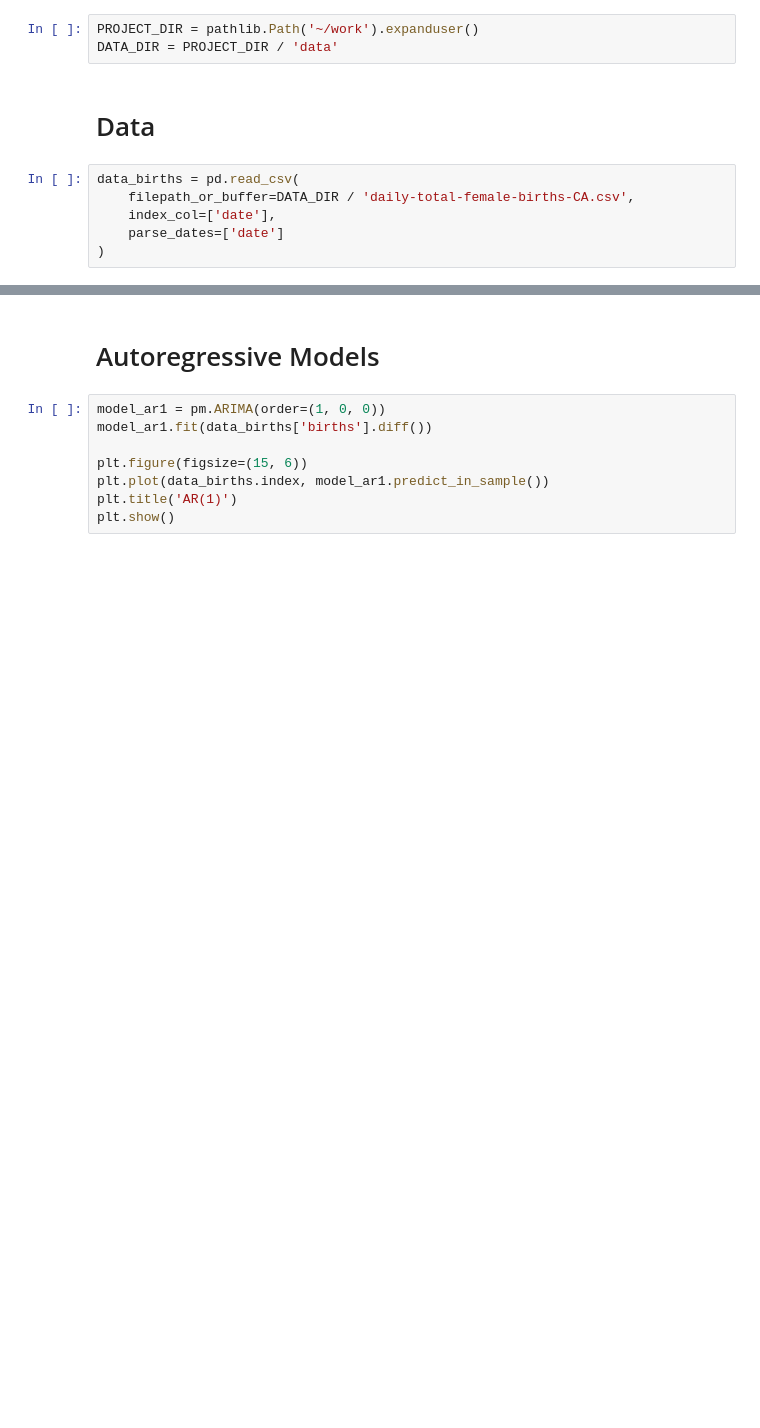
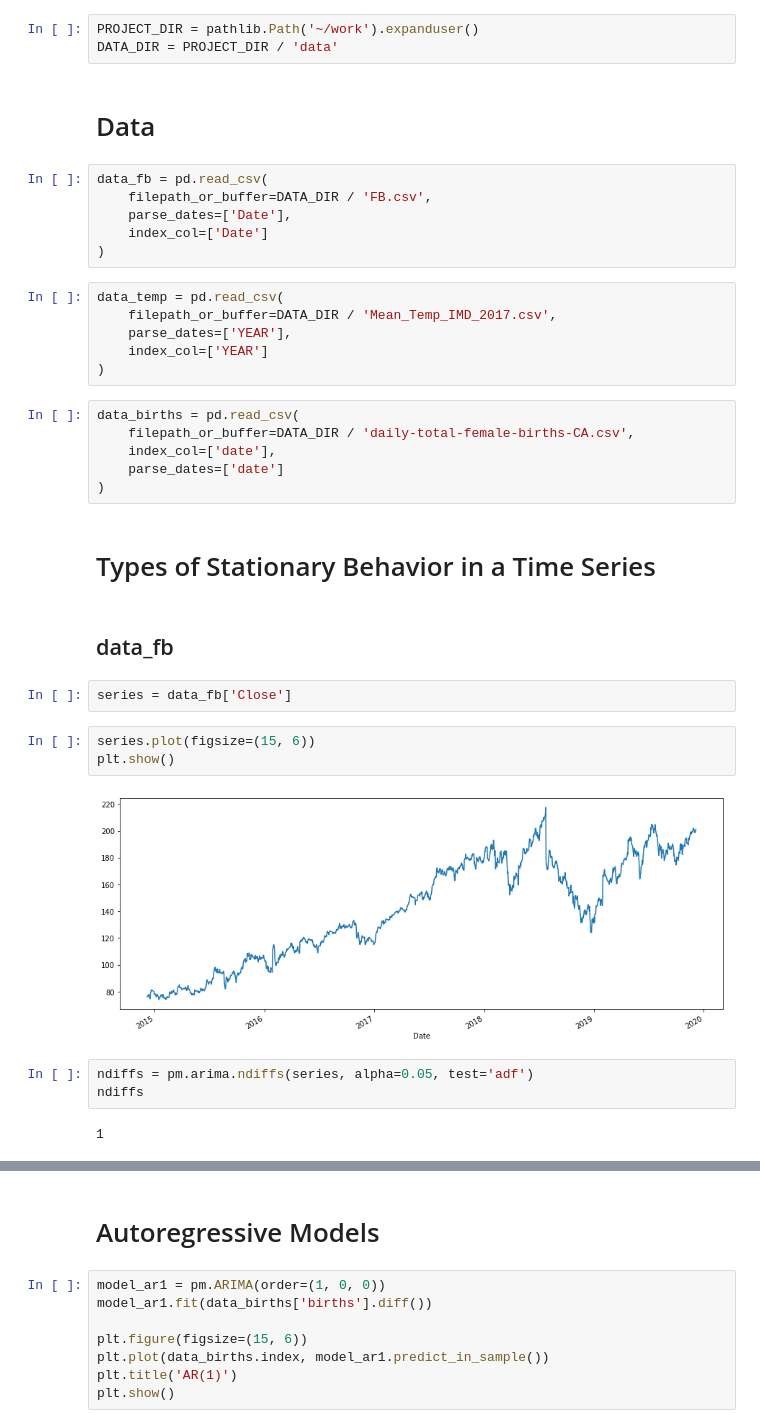
Before and after one commit to rjafarau/hands-on-time-series-analysis-python, a Jupyter notebook: source/CH04_Regression_Extension_Techniques_For_Time_Series_Data.ipynb, the cells around one changed output, grey strips where cells are left out. Drawn from its saved outputs; the diff is of its cells as text; blank space fills up the shorter version.

Commit message:
Complete Types of Stationary Behavior in a Time Series section

```diff
--- a/source/CH04_Regression_Extension_Techniques_For_Time_Series_Data.ipynb
+++ b/source/CH04_Regression_Extension_Techniques_For_Time_Series_Data.ipynb
@@ -14,9 +14,37 @@ PROJECT_DIR = pathlib.Path('~/work').expanduser()
 DATA_DIR = PROJECT_DIR / 'data'
 # %% [markdown]
 # Data
+# %%
+data_fb = pd.read_csv(
+    filepath_or_buffer=DATA_DIR / 'FB.csv',
+    parse_dates=['Date'],
+    index_col=['Date']
+)
+# %%
+data_temp = pd.read_csv(
+    filepath_or_buffer=DATA_DIR / 'Mean_Temp_IMD_2017.csv',
+    parse_dates=['YEAR'],
+    index_col=['YEAR']
+)
 # %%
 data_births = pd.read_csv(
     filepath_or_buffer=DATA_DIR / 'daily-total-female-births-CA.csv',
     index_col=['date'],
     parse_dates=['date']
 )
+# %% [markdown]
+# Types of Stationary Behavior in a Time Series
+# %% [markdown]
+## data_fb
+# %%
+series = data_fb['Close']
+# %%
+series.plot(figsize=(15, 6))
+plt.show()
+# %% [output]
+[figure, added]
+# %%
+ndiffs = pm.arima.ndiffs(series, alpha=0.05, test='adf')
+ndiffs
+# %% [output]
+1
```
Also changed, not shown: parts of 10 cells of this notebook.
